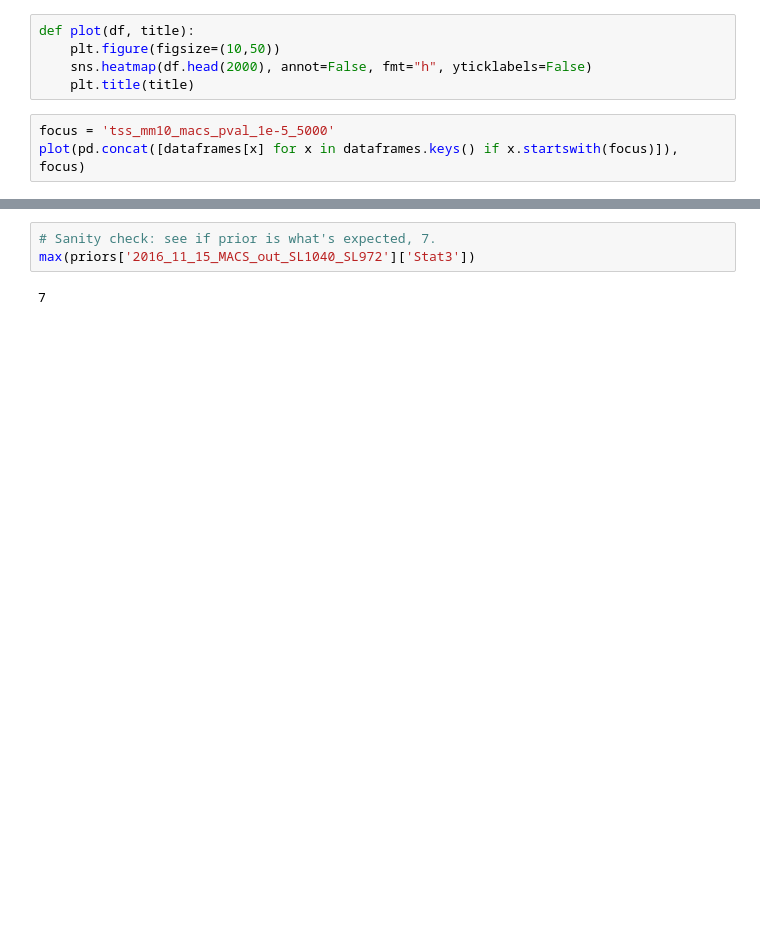
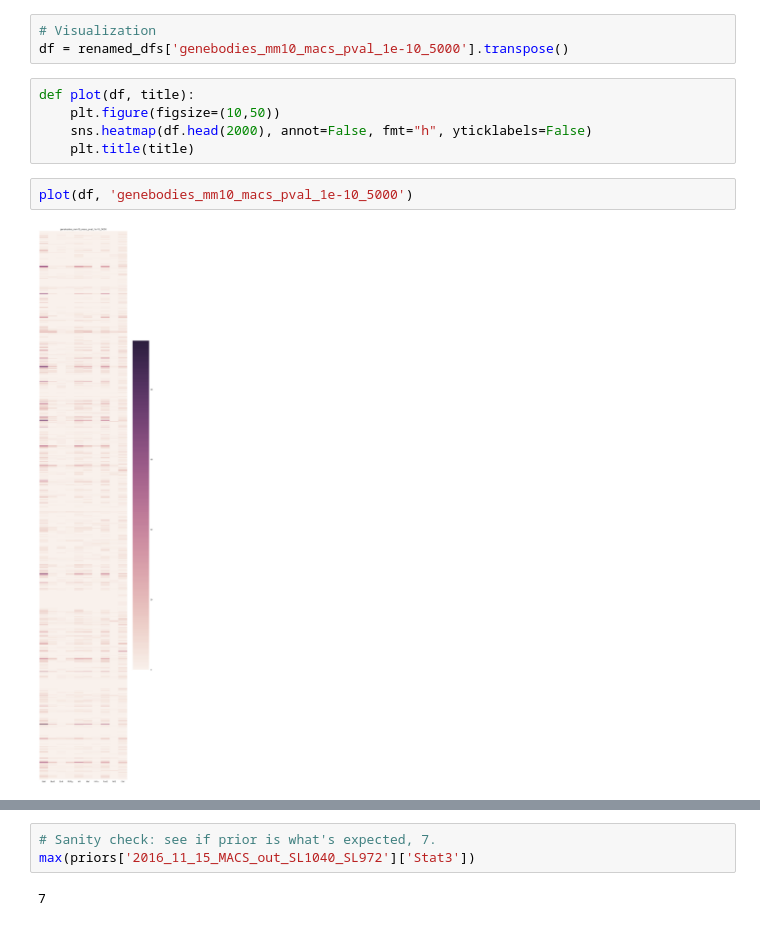
Before and after one commit to nickdeveaux/scratch_space, a Jupyter notebook: bioinformatics_quick_tasks/Priors from chipseq.ipynb, the cells around one changed output, grey strips where cells are left out. Cells and saved outputs as stored; diff of their text form; blank space fills up the shorter version.

```diff
--- a/bioinformatics_quick_tasks/Priors from chipseq.ipynb
+++ b/bioinformatics_quick_tasks/Priors from chipseq.ipynb
@@ -118,8 +120,12 @@ max(combined_df['5000-pval-5-combined'] )
+# %%
+# Visualization
+df = renamed_dfs['genebodies_mm10_macs_pval_1e-10_5000'].transpose()
 # %%
 def plot(df, title):
     plt.figure(figsize=(10,50))
     sns.heatmap(df.head(2000), annot=False, fmt="h", yticklabels=False)
     plt.title(title)
-# %%
-focus = 'tss_mm10_macs_pval_1e-5_5000'
-plot(pd.concat([dataframes[x] for x in dataframes.keys() if x.startswith(focus)]), focus)
+# %%
+plot(df, 'genebodies_mm10_macs_pval_1e-10_5000')
+# %% [output]
+[figure, added]
```
Also changed, not shown: parts of 21 cells of this notebook.
